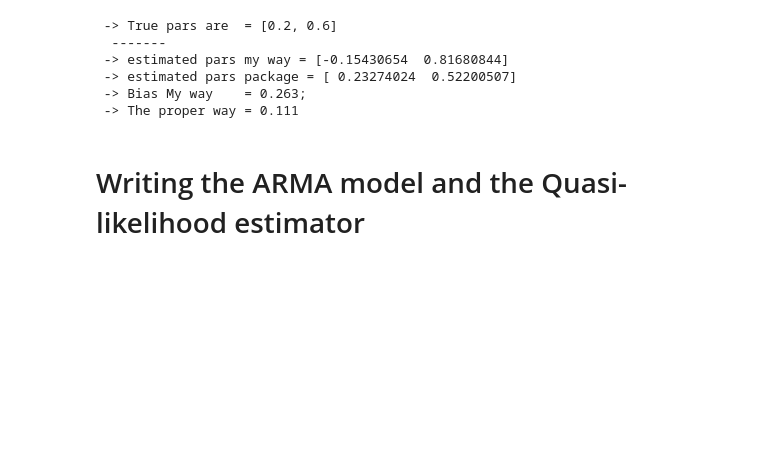
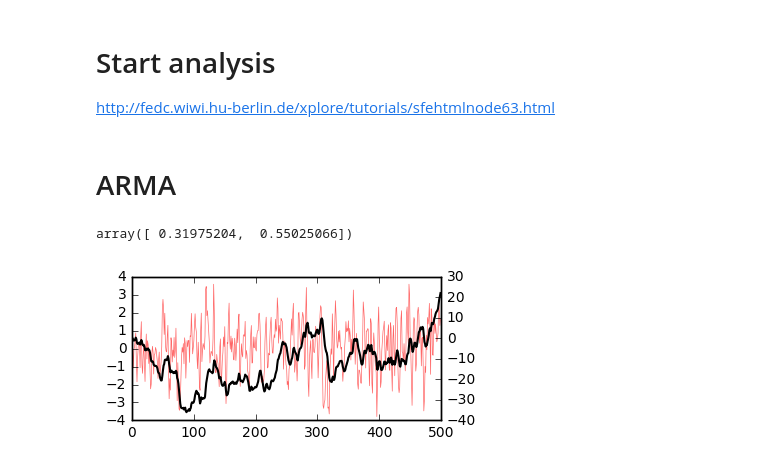
Before and after one commit to demosgill/hierarchyfitting, a Jupyter notebook: V2 - ARMA March 2017_v1.ipynb, the cells around one changed output. Saved outputs shown, nothing was run; the diff lists cells and outputs as text; code cells hidden in the pictures; blank space fills up the shorter version.

```diff
--- a/V2 - ARMA March 2017_v1.ipynb
+++ b/V2 - ARMA March 2017_v1.ipynb
@@ -17,19 +22,3 @@ import ARMA_Functions as armf
-# %%
-armf = reload(armf)
-
-pars = [0.2, 0.6]
-sz = 400
-
-print(' -> True pars are  = %s'%pars)
-print('  -------')
-sdata, eps = armf.generateArma(pars, sz)
-armf.estimateARMA11NoMeanMyWayVsTheHighwaY(pars, sdata)
-# %% [output]
- -> True pars are  = [0.2, 0.6]
-  -------
- -> estimated pars my way = [-0.15430654  0.81680844]
- -> estimated pars package = [ 0.23274024  0.52200507]
- -> Bias My way    = 0.263;
- -> The proper way = 0.111
-# %% [markdown]
-# Writing the ARMA model and the Quasi-likelihood estimator
+# %% [markdown]
+# Start analysis
+http://fedc.wiwi.hu-berlin.de/xplore/tutorials/sfehtmlnode63.html
@@ -35,0 +257,19 @@ armf.estimateARMA11NoMeanMyWayVsTheHighwaY(pars, sdata)
+# %% [markdown]
+# ARMA
+# %%
+par = [0.3, 0.5]
+sz = 500
+
+# Simulate
+sdata, eps = armf.generateArma(par,sz)
+f,ax = plt.subplots(1,1,figsize=(4,2))
+plt.plot(sdata, linewidth=0.5, color='r', alpha=0.6)
+ax = plt.twinx()
+ax.plot(np.cumsum(sdata), linewidth=1.5, color='k')
+plt.tight_layout()
+
+# Estimate
+estimatorARMA(sdata)
+# %% [output]
+array([ 0.31975204,  0.55025066])
+[figure, added]
```
Also changed, not shown: parts of 18 cells of this notebook, 2 other files.
